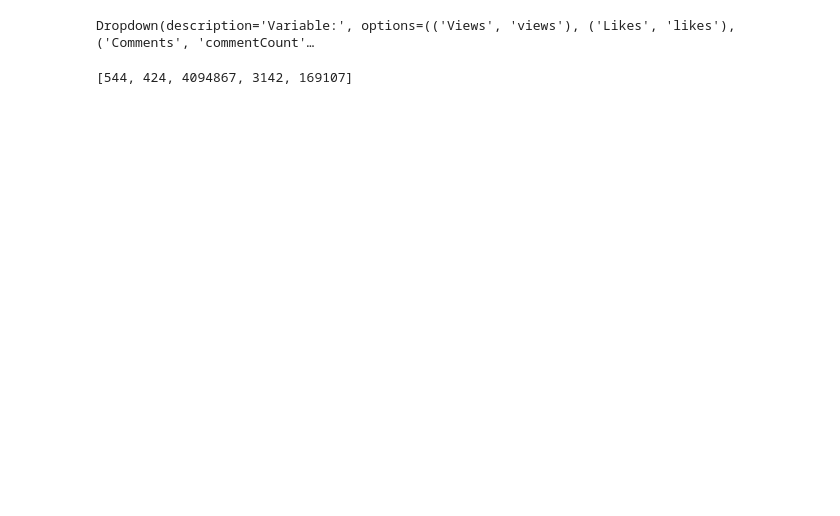
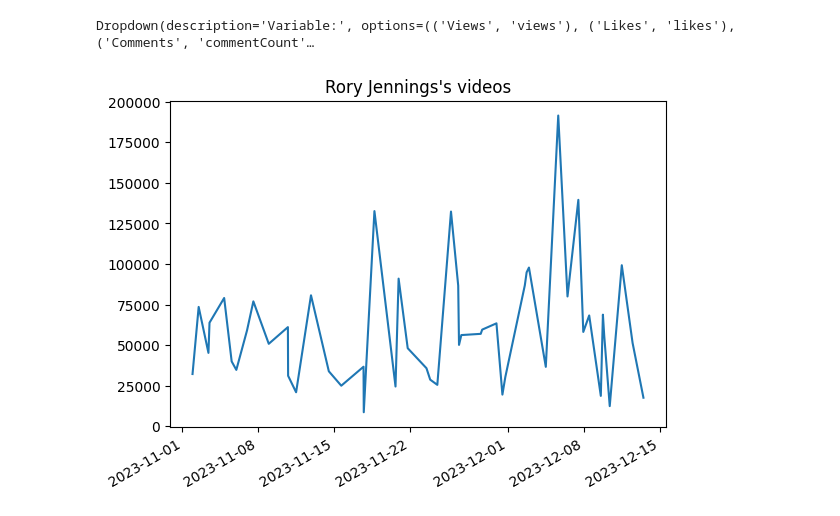
Before and after one commit to DiWen44/YT_API, a Jupyter notebook: visual.ipynb, the cells around one changed output. Cells and saved outputs as stored; diff of their text form; code cells hidden in the pictures; blank space fills up the shorter version.

Commit message:
add_channel.py can now add up to 50 videos & finished string->datetime conversion code in visual.ipynb

```diff
--- a/visual.ipynb
+++ b/visual.ipynb
@@ -46,9 +57,20 @@ varDropdown = widgets.Dropdown(
 display(varDropdown)
 # %% [output]
 Dropdown(description='Variable:', options=(('Views', 'views'), ('Likes', 'likes'), ('Comments', 'commentCount'…
-# %%
-# Extract column of videos dataframe associated with selected variable
-varChoice = varDropdown.value
-column = videos.loc[:,varChoice].tolist()
-# %% [output]
-[544, 424, 4094867, 3142, 169107]
+# %%
+# Extract column of videos dataframe associated with selected variable
+varChoice = varDropdown.value
+column = videos.loc[:,varChoice].tolist()
+
+# Get datetimes at which vids were published - for x axis of plot
+dateTimes = videos.loc[:,'uploadDateTime'].tolist()
+# Datetimes are stored in JSON file as strings with ISO 8601 format. This converts them to python datetime objects
+for i in range(len(dateTimes)):
+    dateTimes[i] = datetime.fromisoformat(dateTimes[i])
+
+data = pd.Series(index=dateTimes, data=column)
+data = data.reindex(index=data.index[::-1]) # Flips series so items are in ascending order of datetime i.e most recent at end
+# %%
+plot = data.plot(kind="line", title=f"{chanChoice['name']}'s videos")
+# %% [output]
+[figure, added]
```
Also changed, not shown: parts of 2 cells of this notebook, 1 other file.
